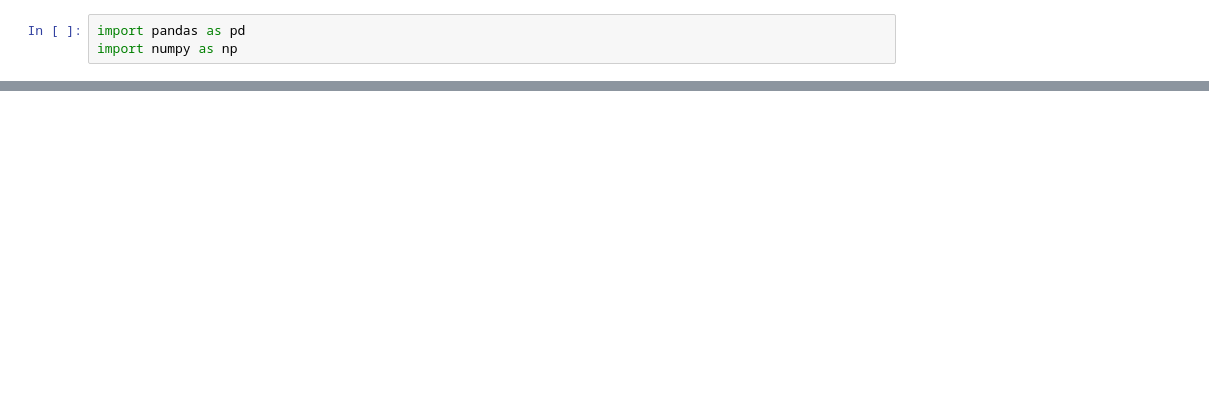
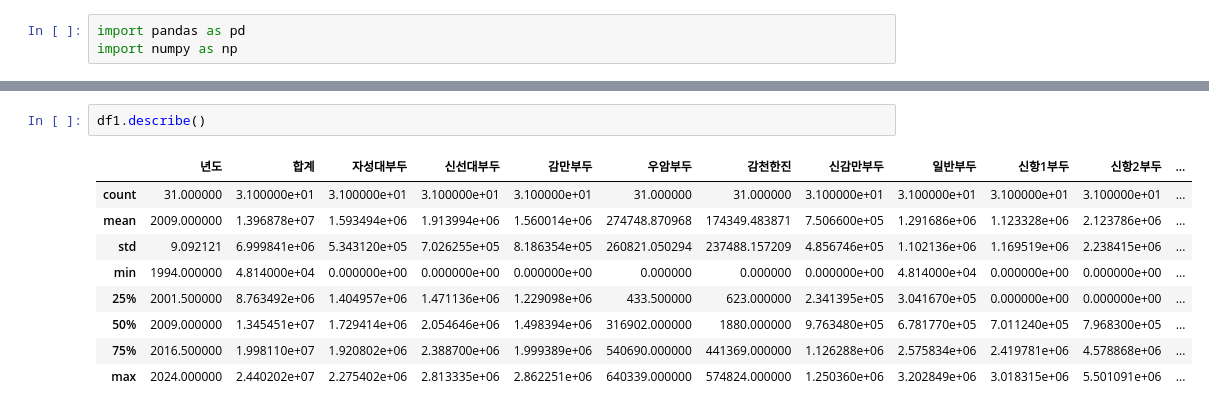
Before and after one commit to hjy4209/BUSAN_SKP, a Jupyter notebook: PP1/project.ipynb, the cells around one changed output, grey strips where cells are left out. Cells and saved outputs as stored; diff of their text form; blank space fills up the shorter version.

```diff
--- a/PP1/project.ipynb
+++ b/PP1/project.ipynb
@@ -11,0 +33,12 @@ FileNotFoundError: [Errno 2] No such file or directory: './YEAR.csv'
+# %%
+df1.describe()
+# %% [output]
+|  | 년도 | 합계 | 자성대부두 | 신선대부두 | 감만부두 | 우암부두 | 감천한진 | 신감만부두 | 일반부두 | 신항1부두 | 신항2부두 | ... |
+| count | 31.000000 | 3.100000e+01 | 3.100000e+01 | 3.100000e+01 | 3.100000e+01 | 31.000000 | 31.000000 | 3.100000e+01 | 3.100000e+01 | 3.100000e+01 | 3.100000e+01 | ... |
+| mean | 2009.000000 | 1.396878e+07 | 1.593494e+06 | 1.913994e+06 | 1.560014e+06 | 274748.870968 | 174349.483871 | 7.506600e+05 | 1.291686e+06 | 1.123328e+06 | 2.123786e+06 | ... |
+| std | 9.092121 | 6.999841e+06 | 5.343120e+05 | 7.026255e+05 | 8.186354e+05 | 260821.050294 | 237488.157209 | 4.856746e+05 | 1.102136e+06 | 1.169519e+06 | 2.238415e+06 | ... |
+| min | 1994.000000 | 4.814000e+04 | 0.000000e+00 | 0.000000e+00 | 0.000000e+00 | 0.000000 | 0.000000 | 0.000000e+00 | 4.814000e+04 | 0.000000e+00 | 0.000000e+00 | ... |
+| 25% | 2001.500000 | 8.763492e+06 | 1.404957e+06 | 1.471136e+06 | 1.229098e+06 | 433.500000 | 623.000000 | 2.341395e+05 | 3.041670e+05 | 0.000000e+00 | 0.000000e+00 | ... |
+| 50% | 2009.000000 | 1.345451e+07 | 1.729414e+06 | 2.054646e+06 | 1.498394e+06 | 316902.000000 | 1880.000000 | 9.763480e+05 | 6.781770e+05 | 7.011240e+05 | 7.968300e+05 | ... |
+| 75% | 2016.500000 | 1.998110e+07 | 1.920802e+06 | 2.388700e+06 | 1.999389e+06 | 540690.000000 | 441369.000000 | 1.126288e+06 | 2.575834e+06 | 2.419781e+06 | 4.578868e+06 | ... |
+| max | 2024.000000 | 2.440202e+07 | 2.275402e+06 | 2.813335e+06 | 2.862251e+06 | 640339.000000 | 574824.000000 | 1.250360e+06 | 3.202849e+06 | 3.018315e+06 | 5.501091e+06 | ... |
```
Also changed, not shown: parts of 31 cells of this notebook.
